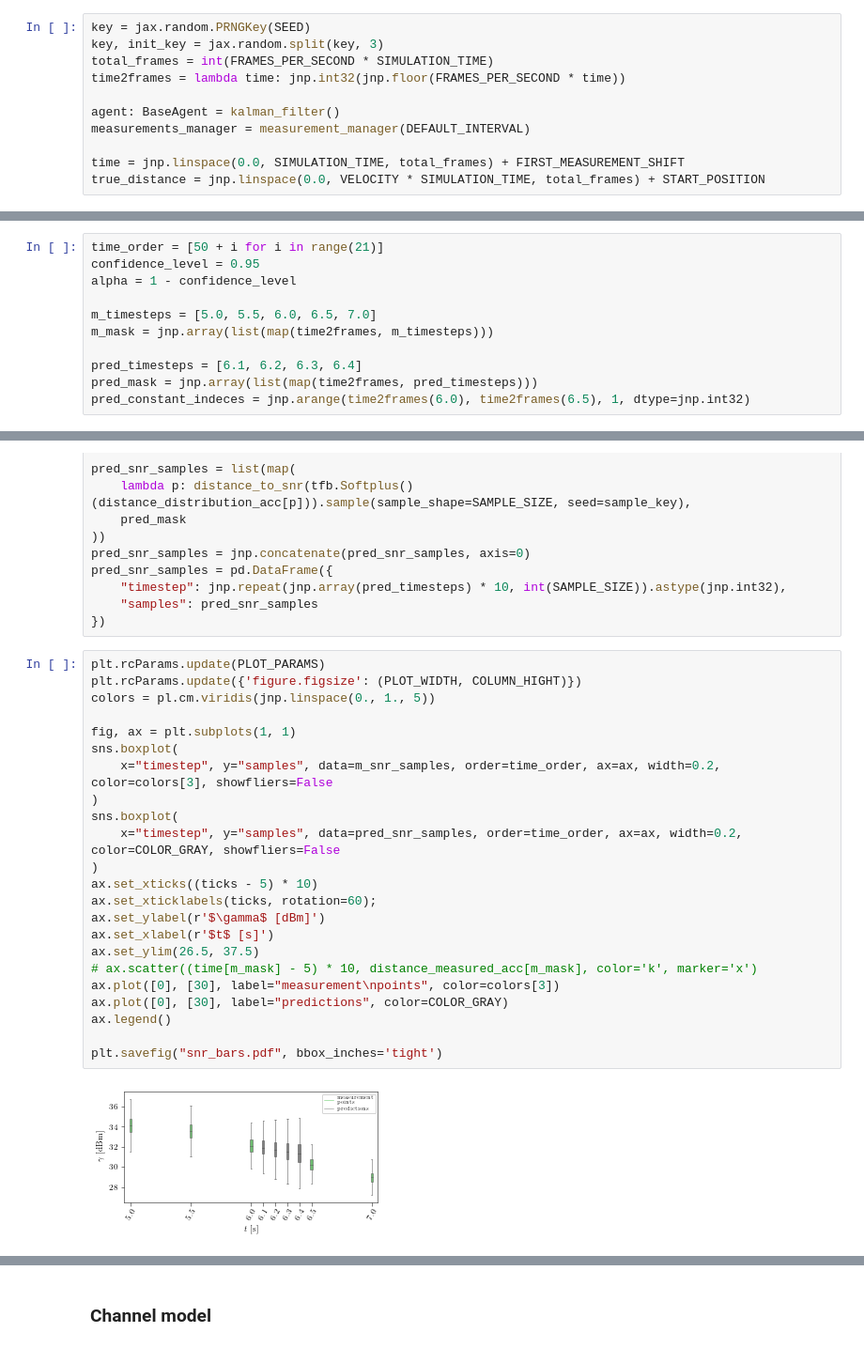
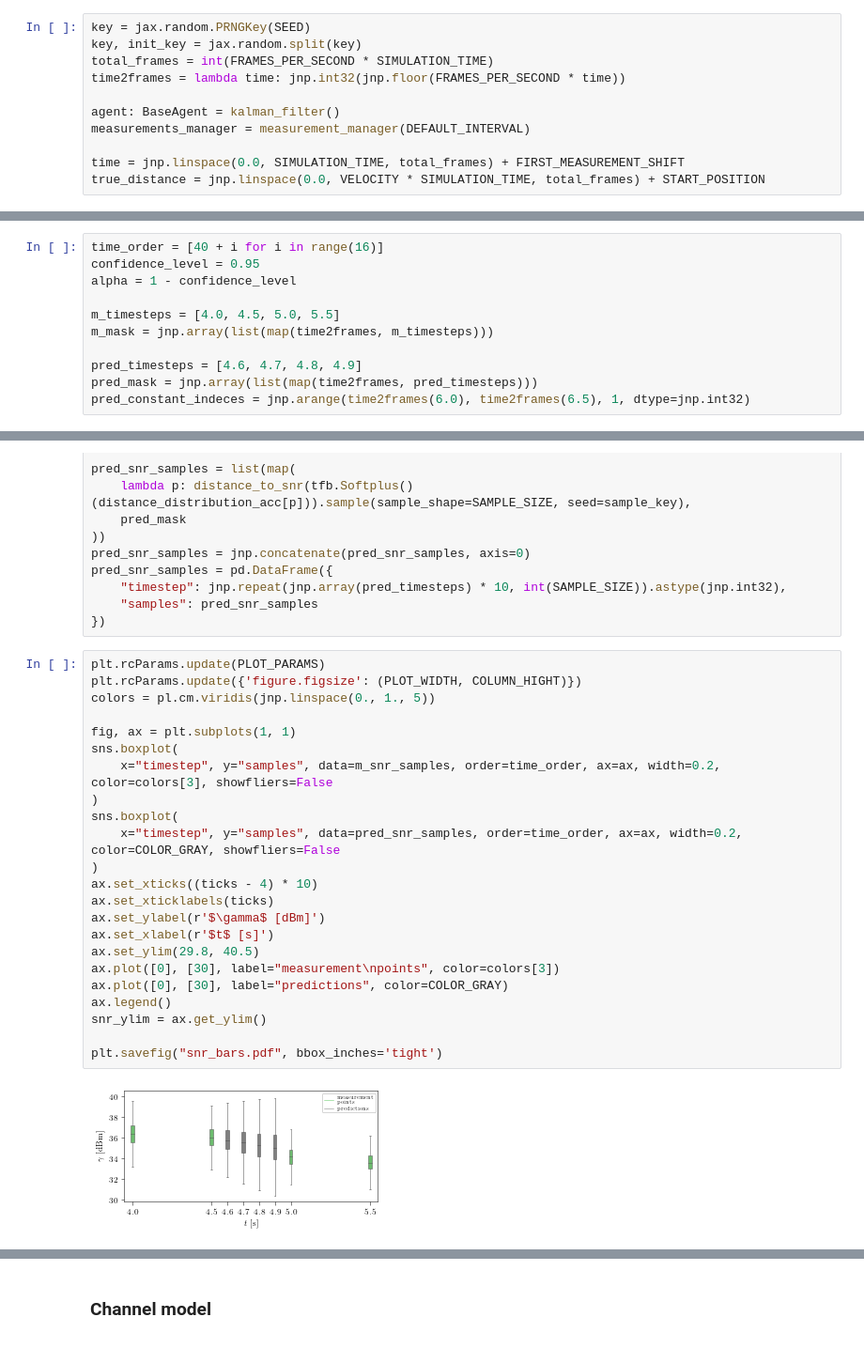
Before and after one commit to ml4wifi-devs/ftmrate, a Jupyter notebook: tools/plots/ftmrate_plots.ipynb, the cells around one changed output, grey strips where cells are left out. Shown at 94% size. Cells and saved outputs as stored; diff of their text form.

```diff
--- a/tools/plots/ftmrate_plots.ipynb
+++ b/tools/plots/ftmrate_plots.ipynb
@@ -31,7 +32,7 @@ COLOR_GRAY = "tab:gray"
 ## Aggregate distributions
 # %%
 key = jax.random.PRNGKey(SEED)
-key, init_key = jax.random.split(key, 3)
+key, init_key = jax.random.split(key)
 total_frames = int(FRAMES_PER_SECOND * SIMULATION_TIME)
 time2frames = lambda time: jnp.int32(jnp.floor(FRAMES_PER_SECOND * time))
 
@@ -77,14 +78,14 @@ Second 9 of 10...
 # %% [markdown]
 Be sure to have every timestep dividable by *quant* -> it is important to synchronize boxplots
 # %%
-time_order = [50 + i for i in range(21)]
+time_order = [40 + i for i in range(16)]
 confidence_level = 0.95
 alpha = 1 - confidence_level
 
-m_timesteps = [5.0, 5.5, 6.0, 6.5, 7.0]
+m_timesteps = [4.0, 4.5, 5.0, 5.5]
 m_mask = jnp.array(list(map(time2frames, m_timesteps)))
 
-pred_timesteps = [6.1, 6.2, 6.3, 6.4]
+pred_timesteps = [4.6, 4.7, 4.8, 4.9]
 pred_mask = jnp.array(list(map(time2frames, pred_timesteps)))
 pred_constant_indeces = jnp.arange(time2frames(6.0), time2frames(6.5), 1, dtype=jnp.int32)
 # %%
@@ -166,25 +168,25 @@ pred_snr_samples = pd.DataFrame({
 # %%
 plt.rcParams.update(PLOT_PARAMS)
 plt.rcParams.update({'figure.figsize': (PLOT_WIDTH, COLUMN_HIGHT)})
 colors = pl.cm.viridis(jnp.linspace(0., 1., 5))
 
 fig, ax = plt.subplots(1, 1)
 sns.boxplot(
     x="timestep", y="samples", data=m_snr_samples, order=time_order, ax=ax, width=0.2, color=colors[3], showfliers=False
 )
 sns.boxplot(
     x="timestep", y="samples", data=pred_snr_samples, order=time_order, ax=ax, width=0.2, color=COLOR_GRAY, showfliers=False
 )
-ax.set_xticks((ticks - 5) * 10)
-ax.set_xticklabels(ticks, rotation=60);
+ax.set_xticks((ticks - 4) * 10)
+ax.set_xticklabels(ticks)
 ax.set_ylabel(r'$\gamma$ [dBm]')
 ax.set_xlabel(r'$t$ [s]')
-ax.set_ylim(26.5, 37.5)
-# ax.scatter((time[m_mask] - 5) * 10, distance_measured_acc[m_mask], color='k', marker='x')
+ax.set_ylim(29.8, 40.5)
 ax.plot([0], [30], label="measurement\npoints", color=colors[3])
 ax.plot([0], [30], label="predictions", color=COLOR_GRAY)
 ax.legend()
+snr_ylim = ax.get_ylim()
 
 plt.savefig("snr_bars.pdf", bbox_inches='tight')
 # %% [output]
-[figure, old version]
+[figure, new version]
```
Also changed, not shown: parts of 8 cells of this notebook.
